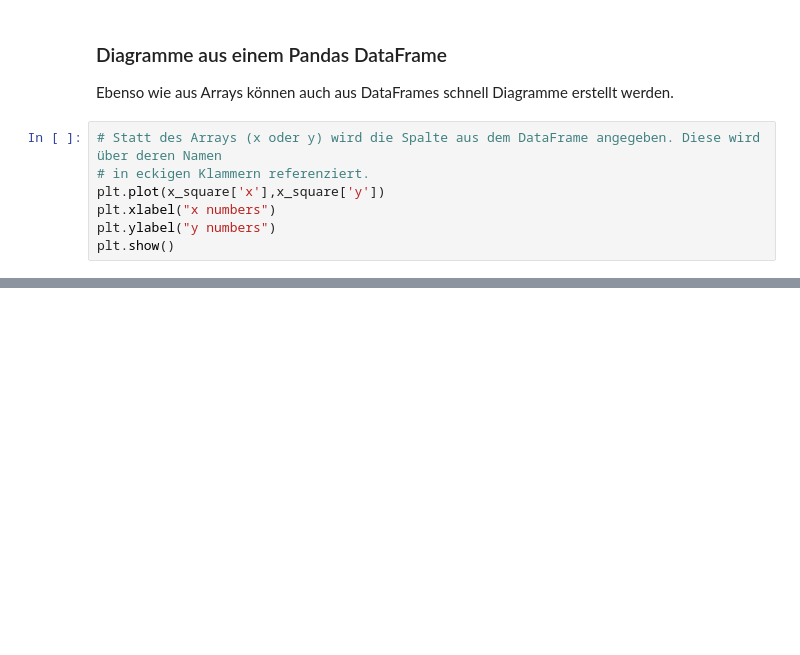
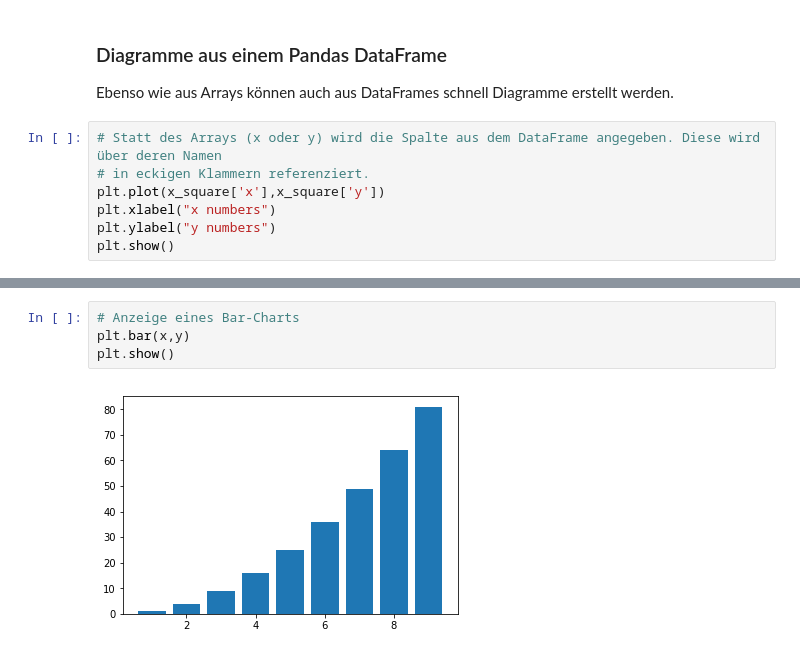
Before and after one commit to padmalcom/datutorial, a Jupyter notebook: 2 Datenvisualisierung.ipynb, the cells around one changed output, grey strips where cells are left out. Drawn from its saved outputs; the diff is of its cells as text; blank space fills up the shorter version.

```diff
--- a/2 Datenvisualisierung.ipynb
+++ b/2 Datenvisualisierung.ipynb
@@ -61,0 +81,6 @@ plt.show()
+# %%
+# Anzeige eines Bar-Charts
+plt.bar(x,y)
+plt.show()
+# %% [output]
+[figure, added]
```
Also changed, not shown: parts of 13 cells of this notebook, 28 other files.
